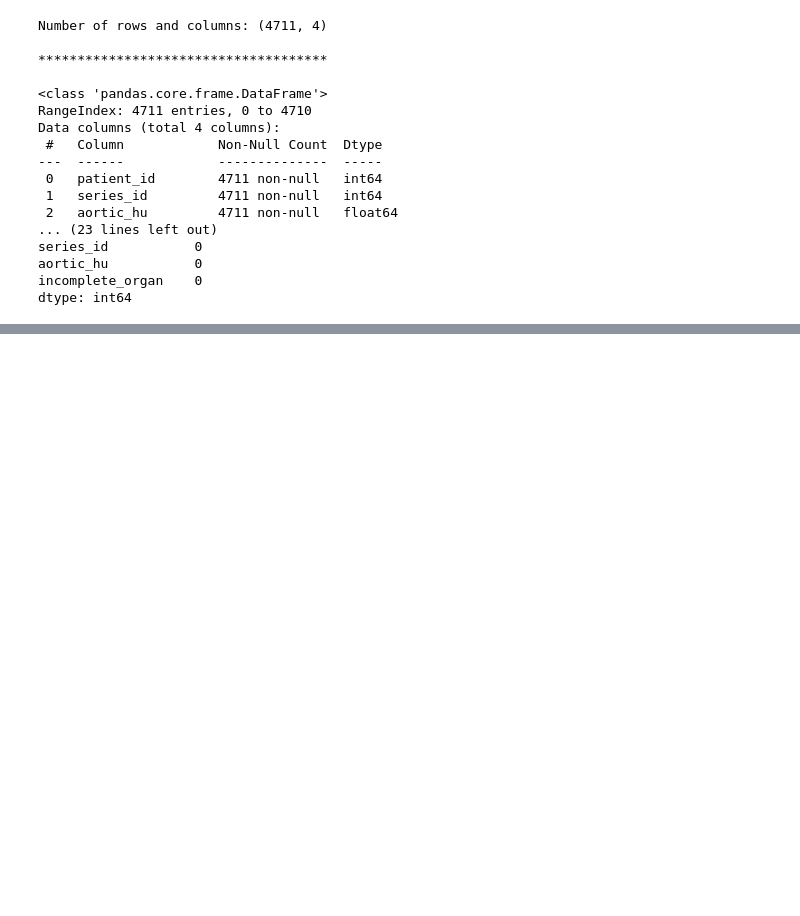
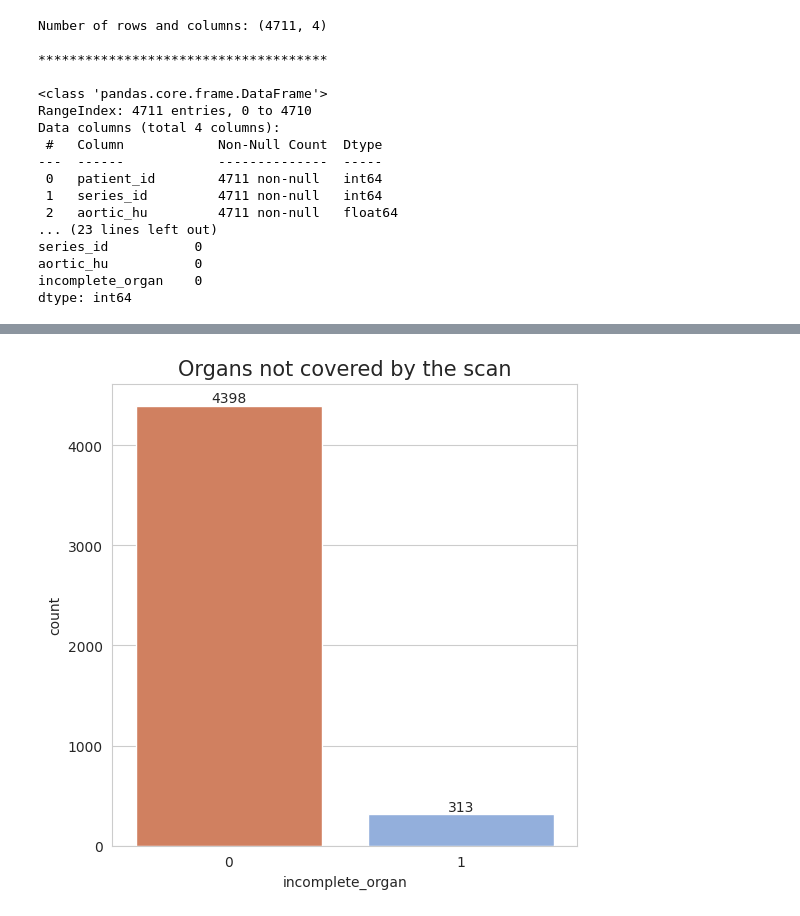
Before and after one commit to Makoto-Noda/RSNA2023, a Jupyter notebook: RSNA2023_EDA.ipynb, the cells around one changed output, grey strips where cells are left out. Saved outputs shown, nothing was run; the diff lists cells and outputs as text; code cells hidden in the pictures; blank space fills up the shorter version.

```diff
--- a/RSNA2023_EDA.ipynb
+++ b/RSNA2023_EDA.ipynb
@@ -126,0 +316,15 @@ dtype: int64
+# %%
+sns.set_style('whitegrid')
+fig,axes = plt.subplots(figsize=(6,6))
+ax = sns.countplot(x='incomplete_organ',data=train_series_meta, palette=['#e3784d','#87ace8'])
+for container in ax.containers:
+    ax.bar_label(container)
+plt.title('Organs not covered by the scan',fontsize=15)
+plt.show()
+
+fig = px.pie(train_series_meta, names=train_series_meta['incomplete_organ'].map({1: 'No organs covered by scan', 0: 'Organs covered by scan'}), height=550, width= 550,
+             color_discrete_sequence=['#D3D3D3','#71797E'], title='Organs covered during scan')
+fig.update_traces(textfont_size=15)
+fig.show()
+# %% [output]
+[figure, added]
```
Also changed, not shown: parts of 32 cells of this notebook.
